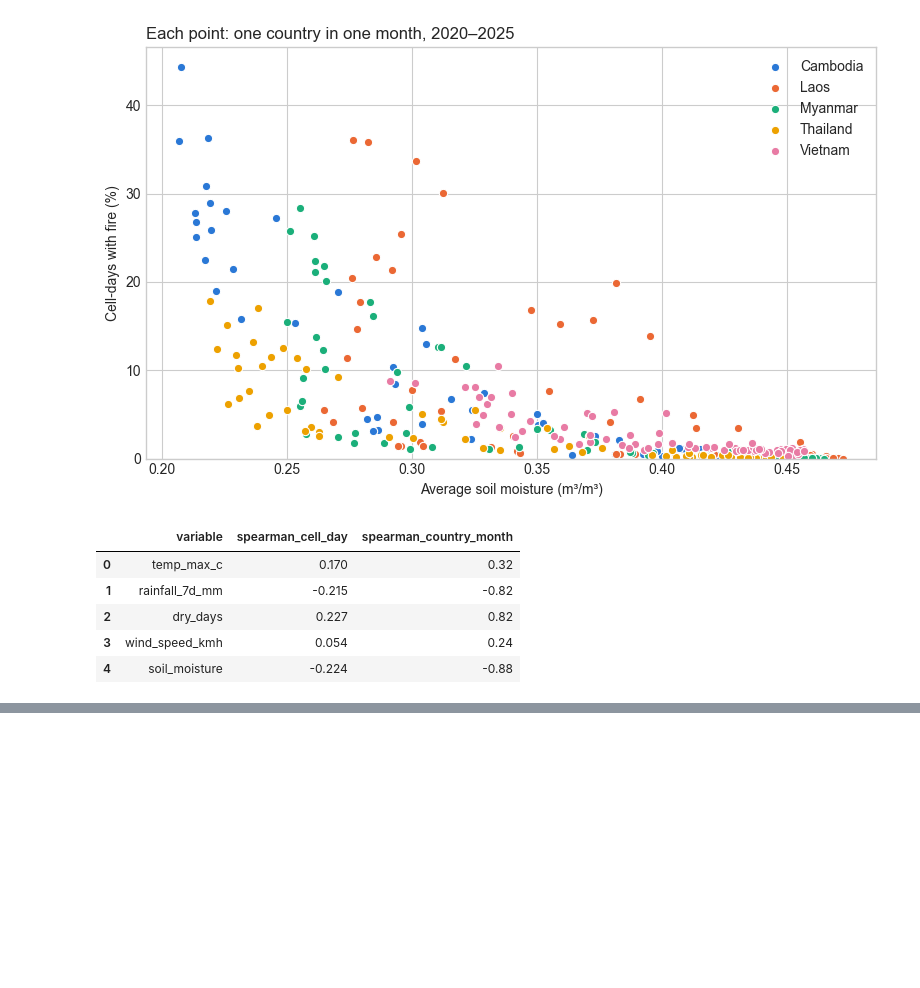
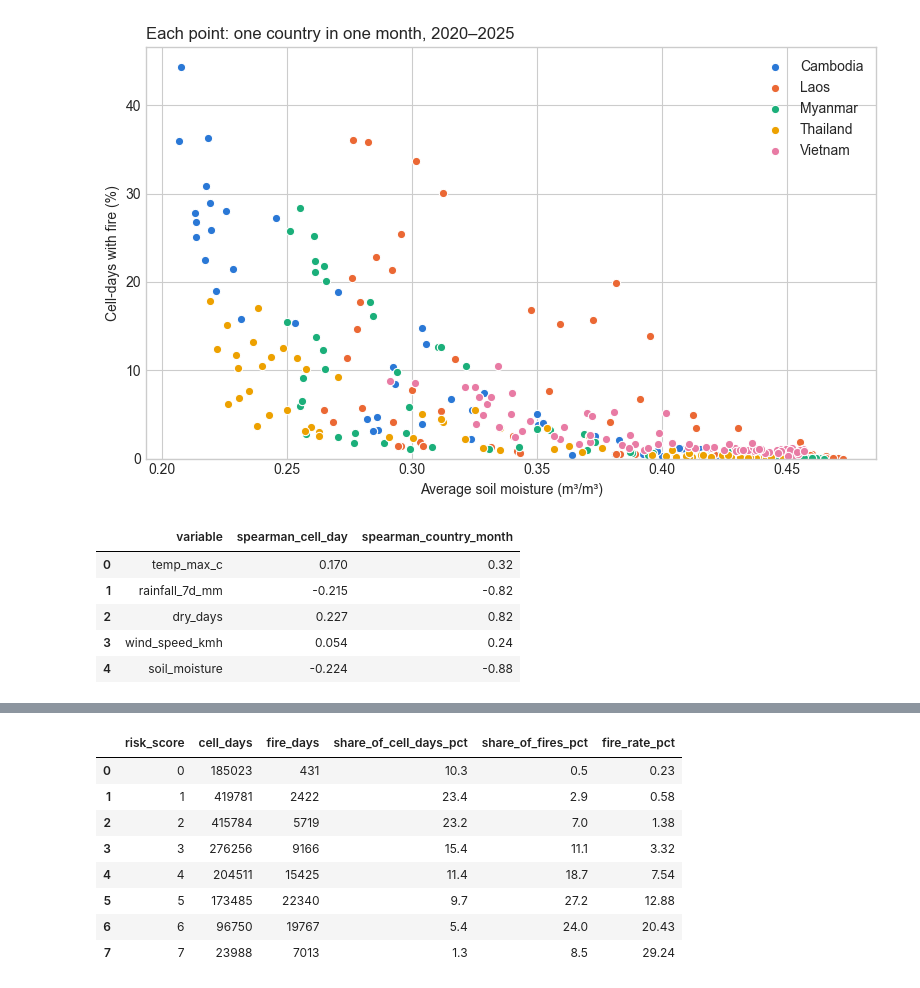
Before and after one commit to huy-nguyen23/wildfire-risk-analysis, a Jupyter notebook: notebooks/14_risk_analysis.ipynb, the cells around one changed output, grey strips where cells are left out. Cells and saved outputs as stored; diff of their text form; code cells hidden in the pictures; blank space fills up the shorter version.

```diff
--- a/notebooks/14_risk_analysis.ipynb
+++ b/notebooks/14_risk_analysis.ipynb
@@ -203,0 +250,13 @@ pd.DataFrame(level_rows)
+# %%
+by_score = rs.fire_rate_by_group(scored, "risk_score")
+by_score
+# %% [output]
+|  | risk_score | cell_days | fire_days | share_of_cell_days_pct | share_of_fires_pct | fire_rate_pct |
+| 0 | 0 | 185023 | 431 | 10.3 | 0.5 | 0.23 |
+| 1 | 1 | 419781 | 2422 | 23.4 | 2.9 | 0.58 |
+| 2 | 2 | 415784 | 5719 | 23.2 | 7.0 | 1.38 |
+| 3 | 3 | 276256 | 9166 | 15.4 | 11.1 | 3.32 |
+| 4 | 4 | 204511 | 15425 | 11.4 | 18.7 | 7.54 |
+| 5 | 5 | 173485 | 22340 | 9.7 | 27.2 | 12.88 |
+| 6 | 6 | 96750 | 19767 | 5.4 | 24.0 | 20.43 |
+| 7 | 7 | 23988 | 7013 | 1.3 | 8.5 | 29.24 |
```
Also changed, not shown: parts of 13 cells of this notebook, 2 other files.
